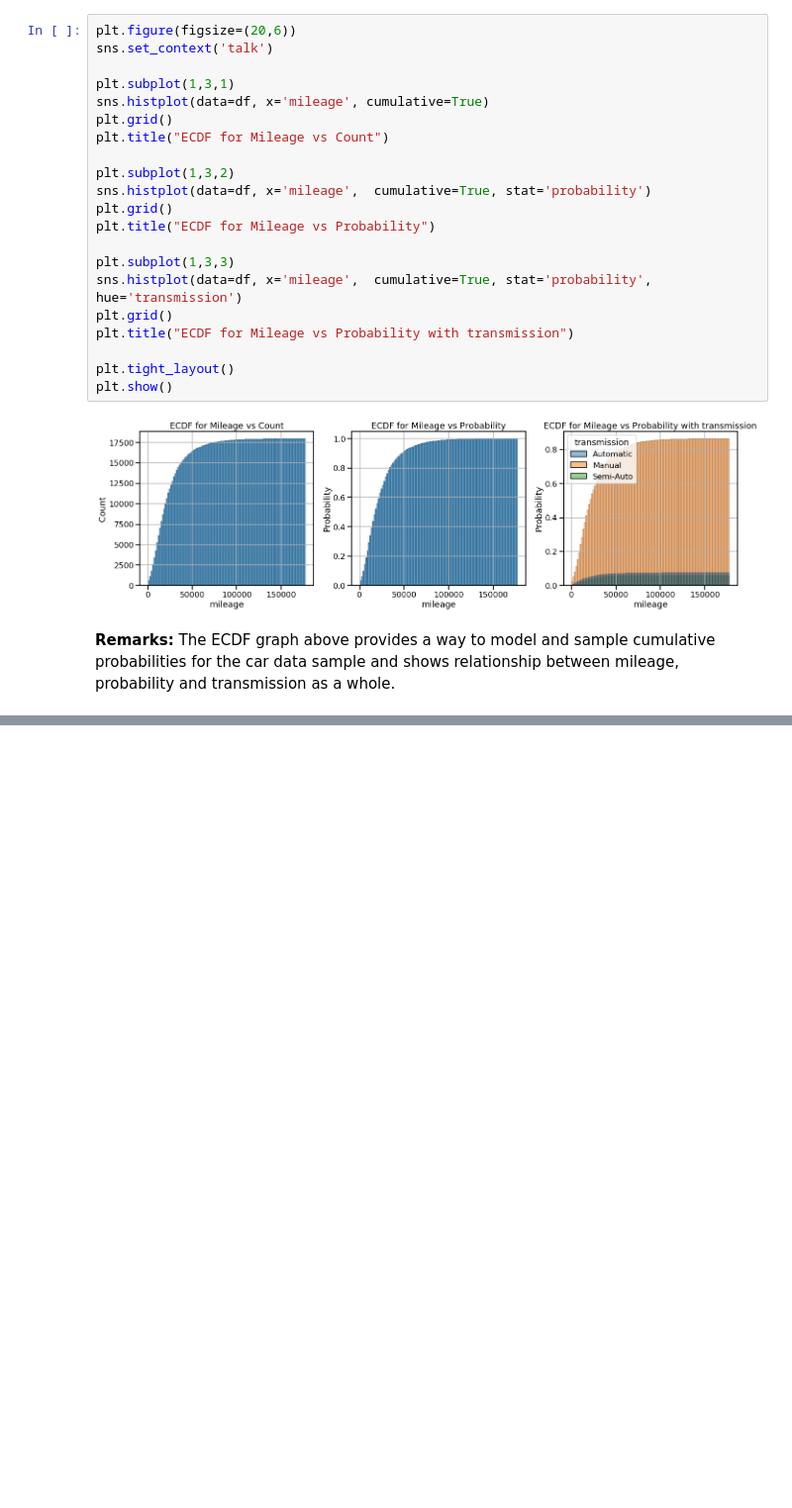
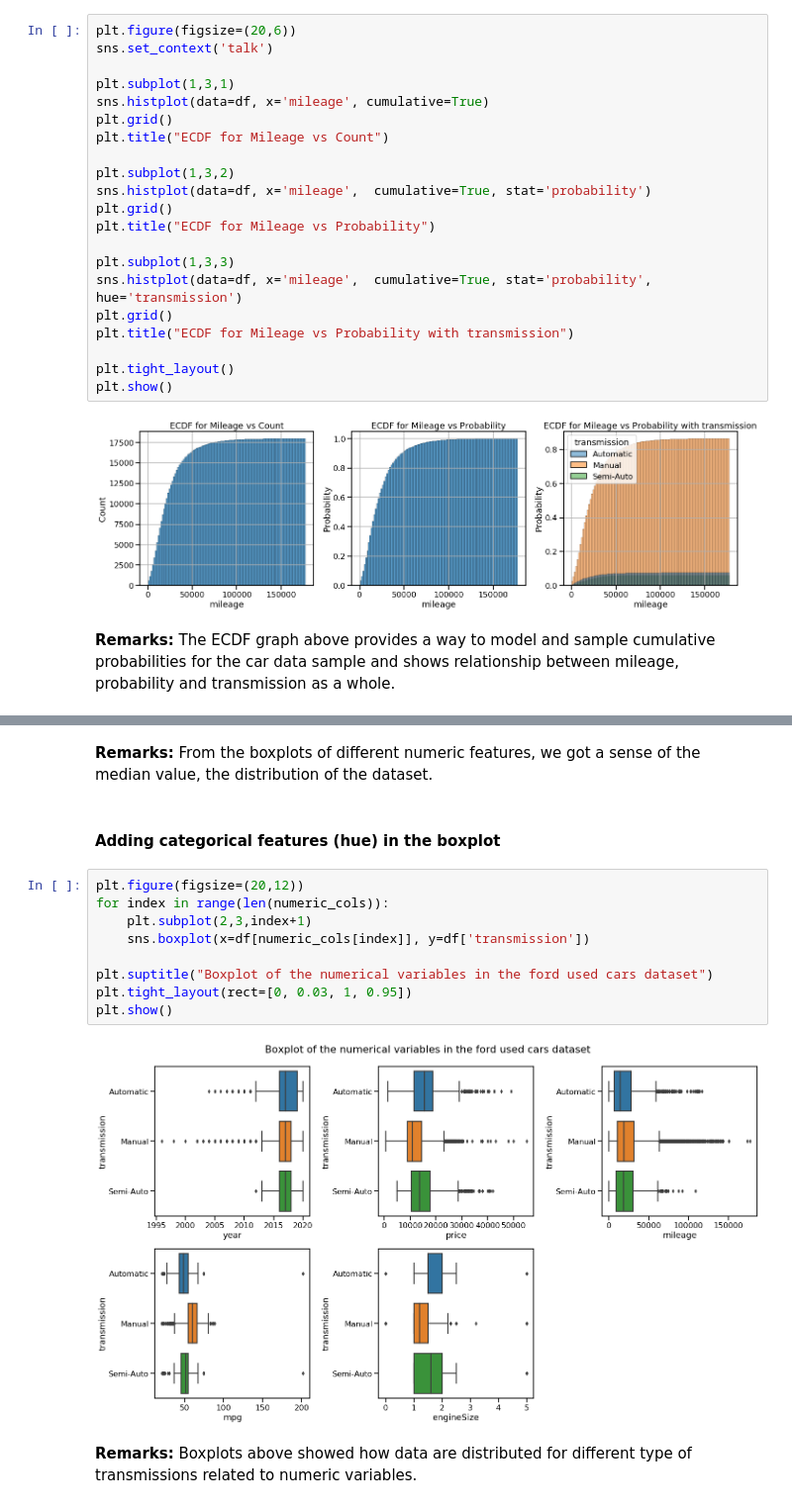
Before and after one commit to mdsaifulislam165/ford_used_car_analysis, a Jupyter notebook: ford_used_car_EDA.ipynb, the cells around one changed output, grey strips where cells are left out. Shown at 99% size. Drawn from its saved outputs; the diff is of its cells as text; blank space fills up the shorter version.

```diff
--- a/ford_used_car_EDA.ipynb
+++ b/ford_used_car_EDA.ipynb
@@ -543,0 +563,17 @@ plt.show()
+# %% [markdown]
+**Remarks:** From the boxplots of different numeric features, we got a sense of the median value, the distribution of the dataset.
+# %% [markdown]
+#### Adding categorical features (hue) in the boxplot
+# %%
+plt.figure(figsize=(20,12))
+for index in range(len(numeric_cols)):
+    plt.subplot(2,3,index+1)
+    sns.boxplot(x=df[numeric_cols[index]], y=df['transmission'])
+
+plt.suptitle("Boxplot of the numerical variables in the ford used cars dataset")
+plt.tight_layout(rect=[0, 0.03, 1, 0.95])
+plt.show()
+# %% [output]
+[figure, added]
+# %% [markdown]
+**Remarks:** Boxplots above showed how data are distributed for different type of transmissions related to numeric variables.
```
Also changed, not shown: parts of 12 cells of this notebook.
